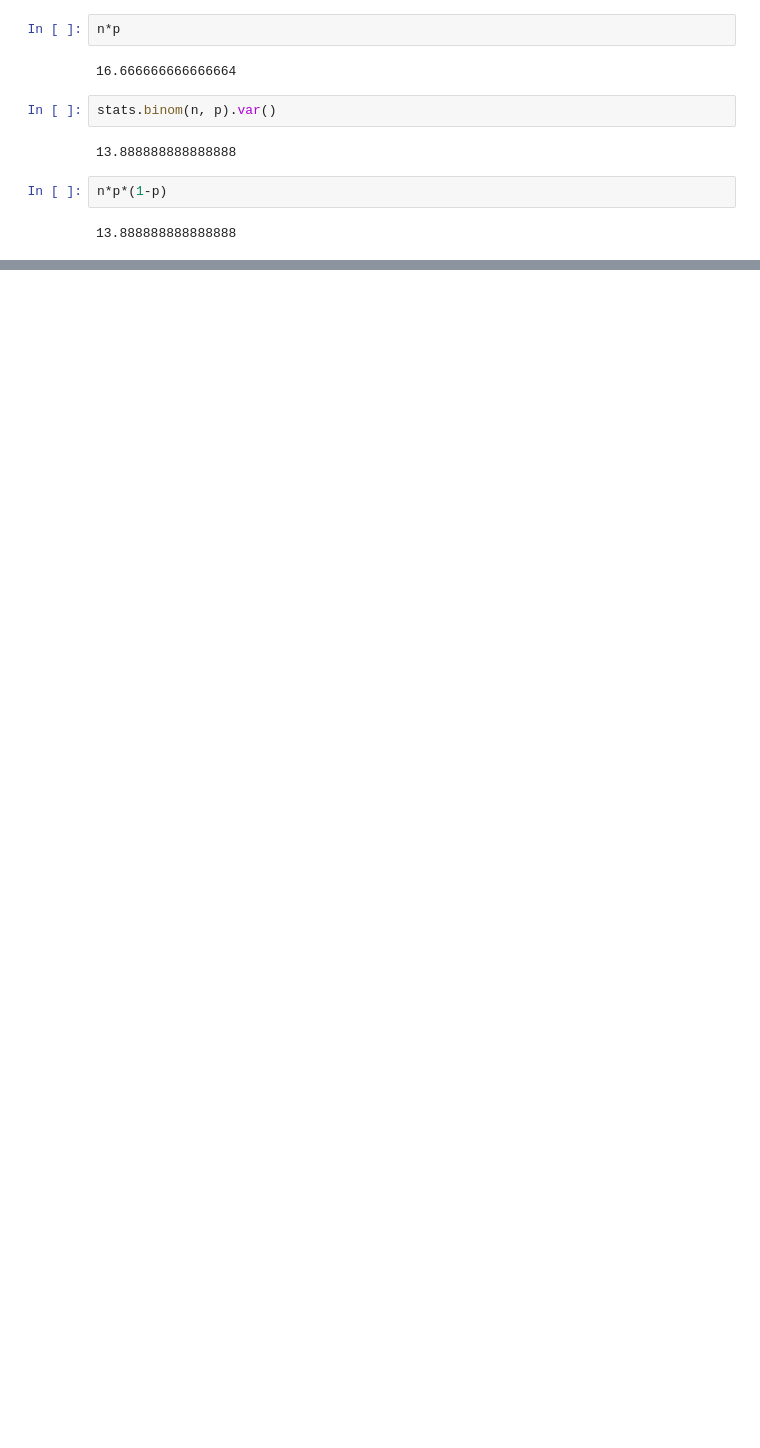
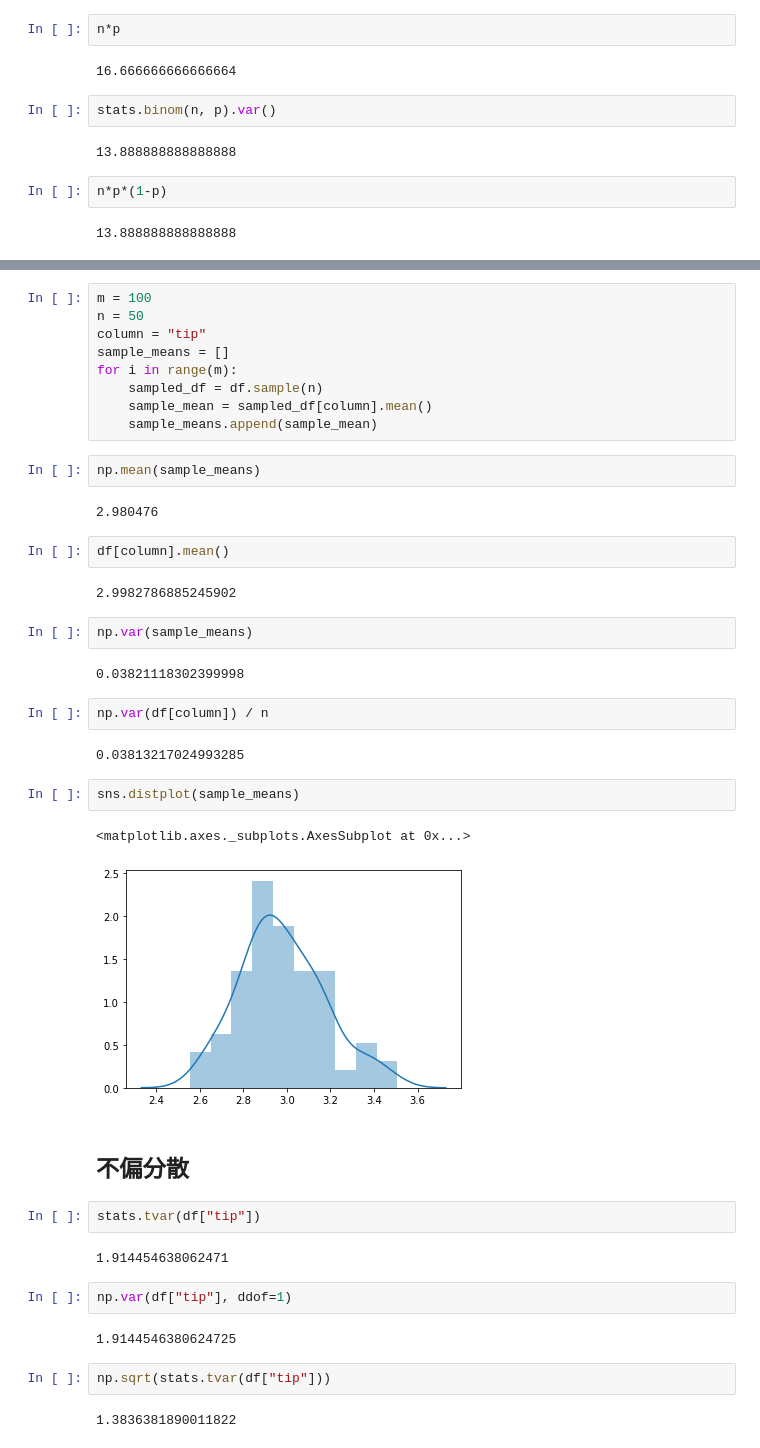
Before and after one commit to fellaini25/kame-python-statistics, a Jupyter notebook: basic-statistics.ipynb, the cells around one changed output, grey strips where cells are left out. Drawn from its saved outputs; the diff is of its cells as text; blank space fills up the shorter version.

```diff
--- a/basic-statistics.ipynb
+++ b/basic-statistics.ipynb
@@ -573,0 +574,44 @@ n*p*(1-p)
+# %%
+m = 100
+n = 50
+column = "tip"
+sample_means = []
+for i in range(m):
+    sampled_df = df.sample(n)
+    sample_mean = sampled_df[column].mean()
+    sample_means.append(sample_mean)
+# %%
+np.mean(sample_means)
+# %% [output]
+2.980476
+# %%
+df[column].mean()
+# %% [output]
+2.9982786885245902
+# %%
+np.var(sample_means)
+# %% [output]
+0.03821118302399998
+# %%
+np.var(df[column]) / n
+# %% [output]
+0.03813217024993285
+# %%
+sns.distplot(sample_means)
+# %% [output]
+<matplotlib.axes._subplots.AxesSubplot at 0x...>
+[figure, added]
+# %% [markdown]
+## 不偏分散
+# %%
+stats.tvar(df["tip"])
+# %% [output]
+1.914454638062471
+# %%
+np.var(df["tip"], ddof=1)
+# %% [output]
+1.9144546380624725
+# %%
+np.sqrt(stats.tvar(df["tip"]))
+# %% [output]
+1.3836381890011822
```
Also changed, not shown: parts of 8 cells of this notebook.
